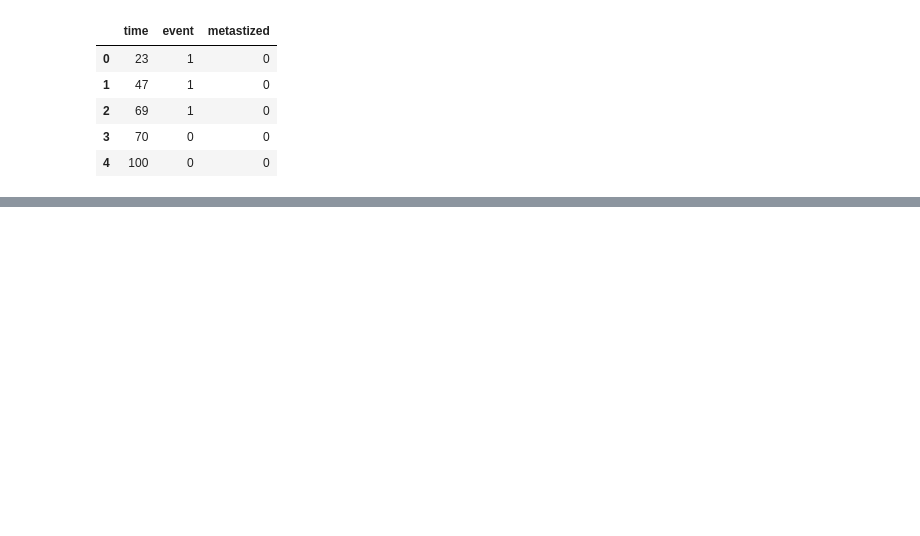
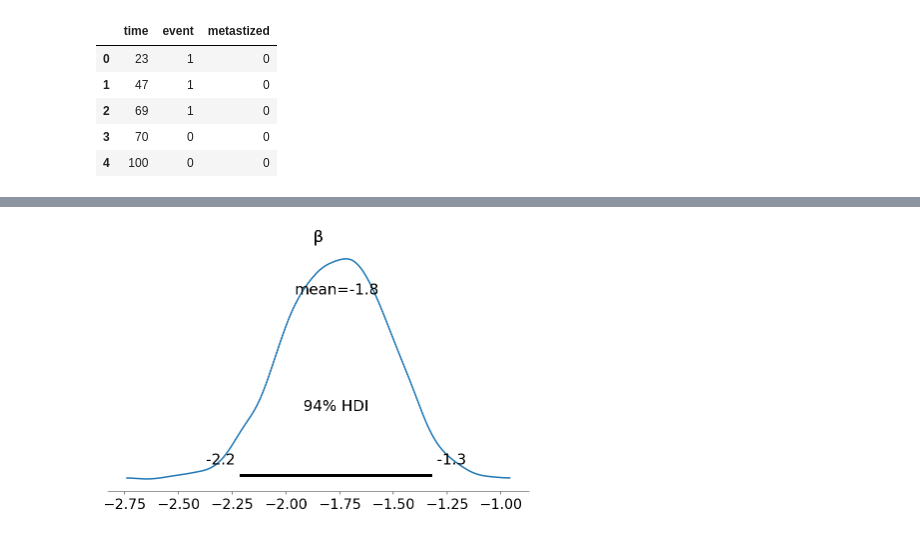
Before and after one commit to jhrcook/pymc3-tutorials, a Jupyter notebook: 022_bayesian-survival-analysis.ipynb, the cells around one changed output, grey strips where cells are left out. Drawn from its saved outputs; the diff is of its cells as text; code cells hidden in the pictures; blank space fills up the shorter version.

```diff
--- a/022_bayesian-survival-analysis.ipynb
+++ b/022_bayesian-survival-analysis.ipynb
@@ -136,0 +236,4 @@ We can use independent vague priors $\lambda_j \sim \text{Gamma}(10^{-2}, 10^{-2
+# %%
+az.plot_posterior(trace_az, var_names="β");
+# %% [output]
+[figure, added]
```
Also changed, not shown: parts of 22 cells of this notebook, 8 other files.
